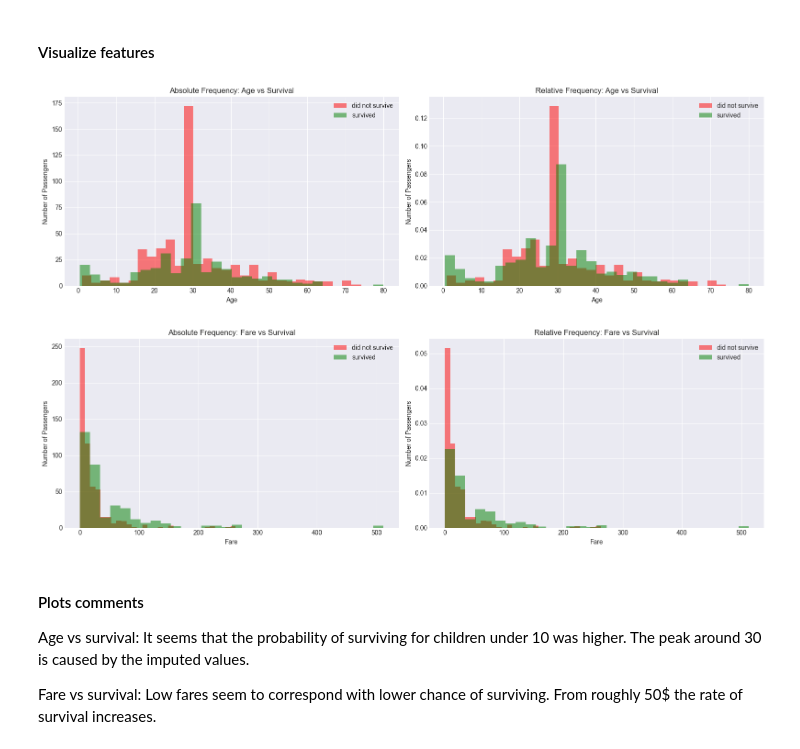
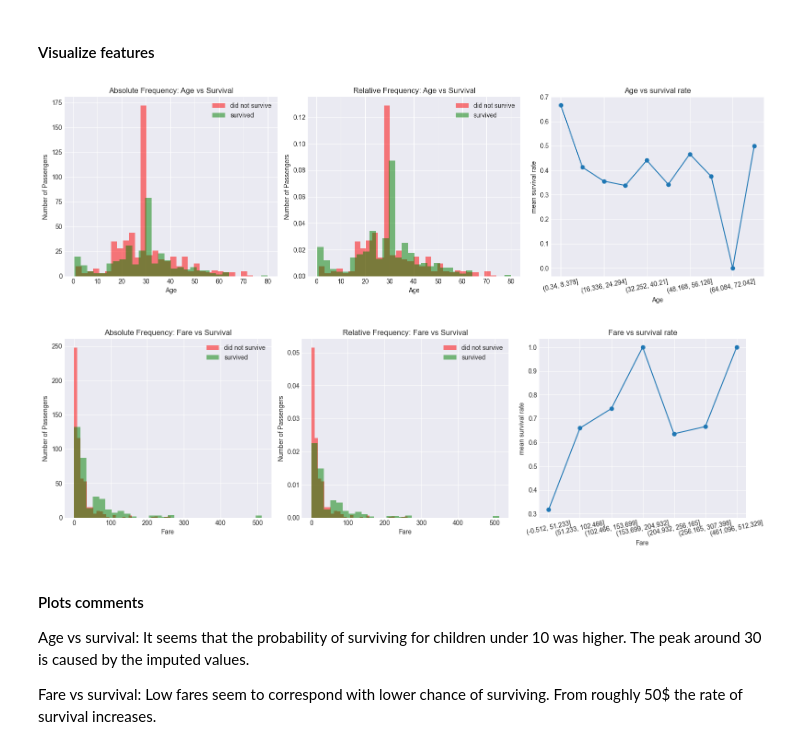
Before and after one commit to lopez-davcio/learning-journal, a Jupyter notebook: titanic-classification/titanic-analysis.ipynb, the cells around one changed output. Drawn from its saved outputs; the diff is of its cells as text; code cells hidden in the pictures.

```diff
--- a/titanic-classification/titanic-analysis.ipynb
+++ b/titanic-classification/titanic-analysis.ipynb
@@ -421,31 +421,37 @@ embarked_tranformer.set_params(onehot=original_ohe);
 # %%
 # split data into 2 dataframes, survived/did not survive to plot continuos features
 eda2_df_1 = eda2_df[eda2_df['Survived'] == 1] # survived
 eda2_df_0 = eda2_df[eda2_df['Survived'] == 0] # survived
 
 # set plt style
 plt.style.use('seaborn-v0_8-darkgrid')
 
 # plot continuous features against survival
 for feature in ['Age', 'Fare']:
     # Create a figure with 2 subplots (1 row, 2 columns)
-    fig, (ax1, ax2) = plt.subplots(1, 2, figsize=(16, 5))
+    fig, (ax1, ax2, ax3) = plt.subplots(1, 3, figsize=(16, 5))
 
     for ax, density, frequency in ((ax1, False, 'Absolute'), (ax2, True, 'Relative')):
 
         ax.hist(eda2_df_0[feature], bins=30, alpha=0.5, color='red', label='did not survive', density=density)
         ax.hist(eda2_df_1[feature], bins=30, alpha=0.5, color='green', label='survived', density=density)
         ax.set_title(f'{frequency} Frequency: {feature} vs Survival')
         ax.set_ylabel('Number of Passengers')
         ax.set_xlabel(feature)
         ax.legend()
 
+    # bin continuous feature into intervals and get mean survival rate
+    feature_interval = eda2_df.groupby(pd.cut(eda2_df[feature], 10))['Survived'].mean()
+    feature_interval.plot(kind='line', marker='o',ax=ax3, ylabel='mean survival rate', title=f'{feature} vs survival rate')
+    # Rotates labels 45 degrees for better readability
+    ax3.tick_params(axis='x', labelrotation=12)
+
 
     plt.tight_layout() # Prevents labels from overlapping
     plt.show()
 # %% [output]
-[figure, old version]
+[figure, new version]
-[figure, old version]
+[figure, new version]
 # %% [markdown]
 #### Plots comments
 
```
Also changed, not shown: parts of 6 cells of this notebook.
